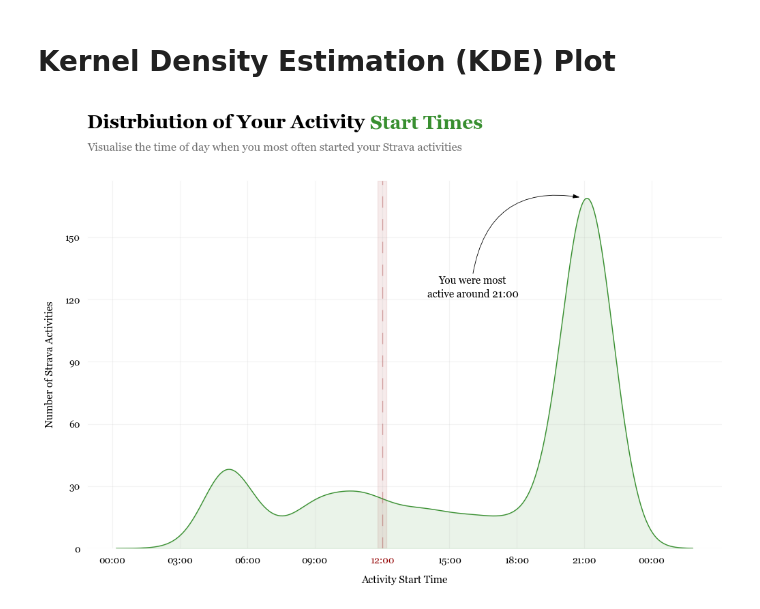
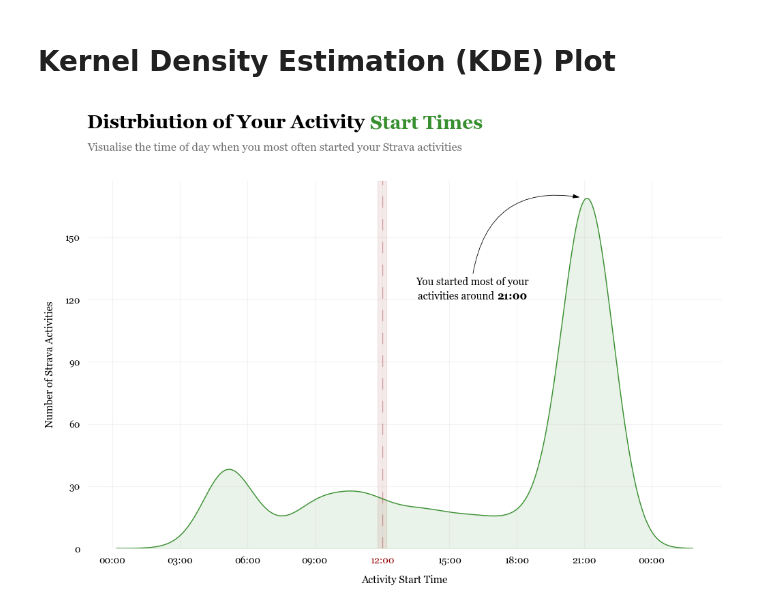
Before and after one commit to anw-g01/strava-data-analysis, a Jupyter notebook: notebooks/activity_start_time_kde.ipynb, the cells around one changed output. Cells and saved outputs as stored; diff of their text form; code cells hidden in the pictures.

```diff
--- a/notebooks/activity_start_time_kde.ipynb
+++ b/notebooks/activity_start_time_kde.ipynb
@@ -134,40 +132,44 @@ ax_arrow(
 )
 
 # annotation text: state peak activity
-ax.text(
-    x=x_tail, y=y_tail * 0.955,
+ax_text(
+    x=x_tail, y=y_tail * 0.95,
     # s=f"the majority of\nyour activites started\naround {x_peak:.0f}:00",
-    s=f"You were most\nactive around {x_peak:.0f}:00",
+    s=f"You started most of your\nactivities around <{x_peak:.0f}:00>",
+    highlight_textprops=[
+        {"weight": "bold"},
+    ],
+    textalign="center",
     ha="center",
     va="center",
     fontsize=11,
     linespacing=1.45
 )
 
 # chart title
 x_value, y_value = 0.125, 1.02
 fig_text(
     x=x_value, y=y_value,
     s=f"Distrbiution of Your Activity <Start Times>",
     highlight_textprops=[
         {"color": line_colour, "weight": "bold"},
     ],
     fontsize=20,
     weight="bold"
 )
 
 # chart subtitle
 fig.text(
     x=x_value,
     y=y_value * 0.925,
     s="Visualise the time of day when you most often started your Strava activities",
     size=12,
     color="#6e6e6e"
 )
 
 # save figure as SVG
 plt.savefig("../images/activity_start_time_kde.svg", bbox_inches="tight")
 
 plt.show()
 # %% [output]
-[figure, old version]
+[figure, new version]
```
Also changed, not shown: parts of 2 cells of this notebook, 11 other files.
